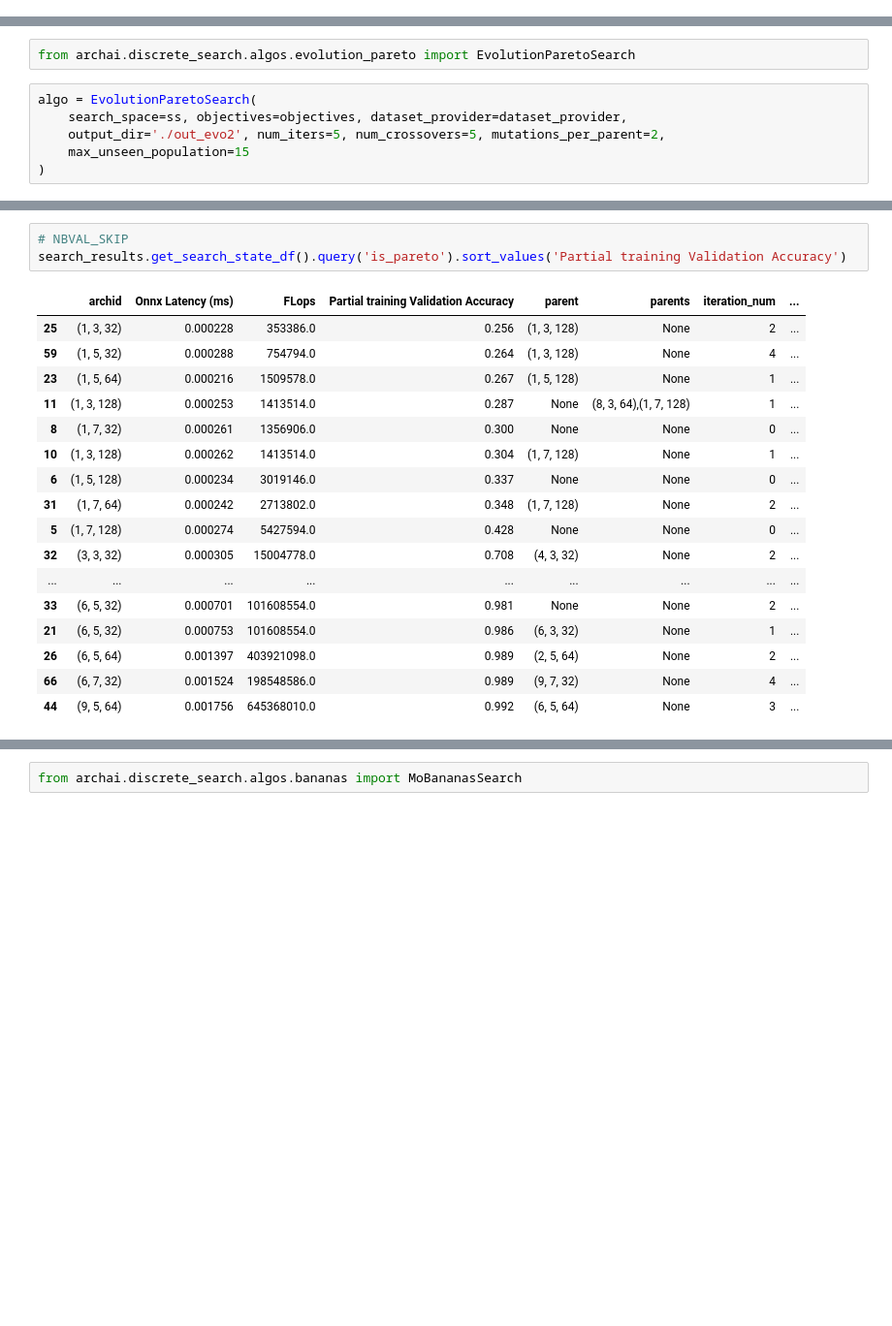
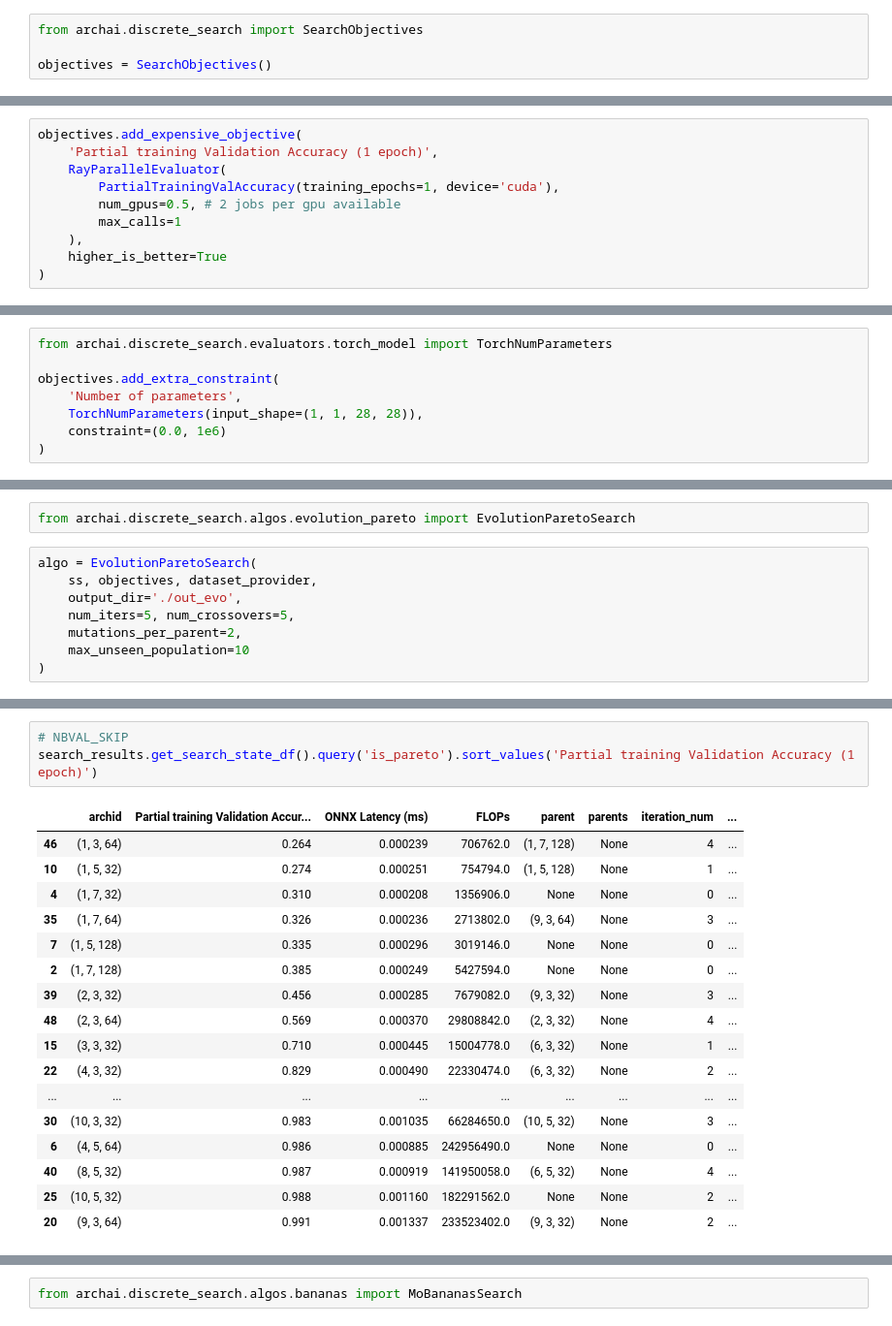
Before and after one commit to microsoft/archai, a Jupyter notebook: docs/basic_guide/notebooks/discrete_search/search_algos.ipynb, the cells around one changed output, grey strips where cells are left out. Shown at 97% size. Saved outputs shown, nothing was run; the diff lists cells and outputs as text; blank space fills up the shorter version.

Commit message:
docs(ds): updates basic guides to use new evaluator and searchobjectives interfaces

```diff
--- a/docs/basic_guide/notebooks/discrete_search/search_algos.ipynb
+++ b/docs/basic_guide/notebooks/discrete_search/search_algos.ipynb
@@ -322,0 +301,4 @@ objectives = {
+# %%
+from archai.discrete_search import SearchObjectives
+
+objectives = SearchObjectives()
@@ -322,0 +383,10 @@ objectives = {
+# %%
+objectives.add_expensive_objective(
+    'Partial training Validation Accuracy (1 epoch)',
+    RayParallelEvaluator(
+        PartialTrainingValAccuracy(training_epochs=1, device='cuda'),
+        num_gpus=0.5, # 2 jobs per gpu available
+        max_calls=1
+    ),
+    higher_is_better=True
+)
@@ -322,0 +401,8 @@ objectives = {
+# %%
+from archai.discrete_search.evaluators.torch_model import TorchNumParameters
+
+objectives.add_extra_constraint(
+    'Number of parameters',
+    TorchNumParameters(input_shape=(1, 1, 28, 28)),
+    constraint=(0.0, 1e6)
+)
@@ -328,9 +438,11 @@ Let's try `EvolutionParetoSearch` first
 from archai.discrete_search.algos.evolution_pareto import EvolutionParetoSearch
 # %%
 algo = EvolutionParetoSearch(
-    search_space=ss, objectives=objectives, dataset_provider=dataset_provider,
-    output_dir='./out_evo2', num_iters=5, num_crossovers=5, mutations_per_parent=2,
-    max_unseen_population=15
+    ss, objectives, dataset_provider,
+    output_dir='./out_evo',
+    num_iters=5, num_crossovers=5,
+    mutations_per_parent=2,
+    max_unseen_population=10
 )
 # %%
 # NBVAL_SKIP
@@ -390,22 +495,22 @@ You can also get information from the `search_results` object
 # %%
 # NBVAL_SKIP
-search_results.get_search_state_df().query('is_pareto').sort_values('Partial training Validation Accuracy')
+search_results.get_search_state_df().query('is_pareto').sort_values('Partial training Validation Accuracy (1 epoch)')
 # %% [output]
-|  | archid | Onnx Latency (ms) | FLops | Partial training Validation Accuracy | parent | parents | iteration_num | ... |
-| 25 | (1, 3, 32) | 0.000228 | 353386.0 | 0.256 | (1, 3, 128) | None | 2 | ... |
-| 59 | (1, 5, 32) | 0.000288 | 754794.0 | 0.264 | (1, 3, 128) | None | 4 | ... |
-| 23 | (1, 5, 64) | 0.000216 | 1509578.0 | 0.267 | (1, 5, 128) | None | 1 | ... |
-| 11 | (1, 3, 128) | 0.000253 | 1413514.0 | 0.287 | None | (8, 3, 64),(1, 7, 128) | 1 | ... |
-| 8 | (1, 7, 32) | 0.000261 | 1356906.0 | 0.300 | None | None | 0 | ... |
-| 10 | (1, 3, 128) | 0.000262 | 1413514.0 | 0.304 | (1, 7, 128) | None | 1 | ... |
-| 6 | (1, 5, 128) | 0.000234 | 3019146.0 | 0.337 | None | None | 0 | ... |
-| 31 | (1, 7, 64) | 0.000242 | 2713802.0 | 0.348 | (1, 7, 128) | None | 2 | ... |
-| 5 | (1, 7, 128) | 0.000274 | 5427594.0 | 0.428 | None | None | 0 | ... |
-| 32 | (3, 3, 32) | 0.000305 | 15004778.0 | 0.708 | (4, 3, 32) | None | 2 | ... |
+|  | archid | Partial training Validation Accur... | ONNX Latency (ms) | FLOPs | parent | parents | iteration_num | ... |
+| 46 | (1, 3, 64) | 0.264 | 0.000239 | 706762.0 | (1, 7, 128) | None | 4 | ... |
+| 10 | (1, 5, 32) | 0.274 | 0.000251 | 754794.0 | (1, 5, 128) | None | 1 | ... |
+| 4 | (1, 7, 32) | 0.310 | 0.000208 | 1356906.0 | None | None | 0 | ... |
+| 35 | (1, 7, 64) | 0.326 | 0.000236 | 2713802.0 | (9, 3, 64) | None | 3 | ... |
+| 7 | (1, 5, 128) | 0.335 | 0.000296 | 3019146.0 | None | None | 0 | ... |
+| 2 | (1, 7, 128) | 0.385 | 0.000249 | 5427594.0 | None | None | 0 | ... |
+| 39 | (2, 3, 32) | 0.456 | 0.000285 | 7679082.0 | (9, 3, 32) | None | 3 | ... |
+| 48 | (2, 3, 64) | 0.569 | 0.000370 | 29808842.0 | (2, 3, 32) | None | 4 | ... |
+| 15 | (3, 3, 32) | 0.710 | 0.000445 | 15004778.0 | (6, 3, 32) | None | 1 | ... |
+| 22 | (4, 3, 32) | 0.829 | 0.000490 | 22330474.0 | (6, 3, 32) | None | 2 | ... |
 | ... | ... | ... | ... | ... | ... | ... | ... | ... |
-| 33 | (6, 5, 32) | 0.000701 | 101608554.0 | 0.981 | None | None | 2 | ... |
-| 21 | (6, 5, 32) | 0.000753 | 101608554.0 | 0.986 | (6, 3, 32) | None | 1 | ... |
-| 26 | (6, 5, 64) | 0.001397 | 403921098.0 | 0.989 | (2, 5, 64) | None | 2 | ... |
-| 66 | (6, 7, 32) | 0.001524 | 198548586.0 | 0.989 | (9, 7, 32) | None | 4 | ... |
-| 44 | (9, 5, 64) | 0.001756 | 645368010.0 | 0.992 | (6, 5, 64) | None | 3 | ... |
+| 30 | (10, 3, 32) | 0.983 | 0.001035 | 66284650.0 | (10, 5, 32) | None | 3 | ... |
+| 6 | (4, 5, 64) | 0.986 | 0.000885 | 242956490.0 | None | None | 0 | ... |
+| 40 | (8, 5, 32) | 0.987 | 0.000919 | 141950058.0 | (6, 5, 32) | None | 4 | ... |
+| 25 | (10, 5, 32) | 0.988 | 0.001160 | 182291562.0 | None | None | 2 | ... |
+| 20 | (9, 3, 64) | 0.991 | 0.001337 | 233523402.0 | (9, 3, 32) | None | 2 | ... |
 # %% [markdown]
```
Also changed, not shown: parts of 51 cells of this notebook, 2 other files.
